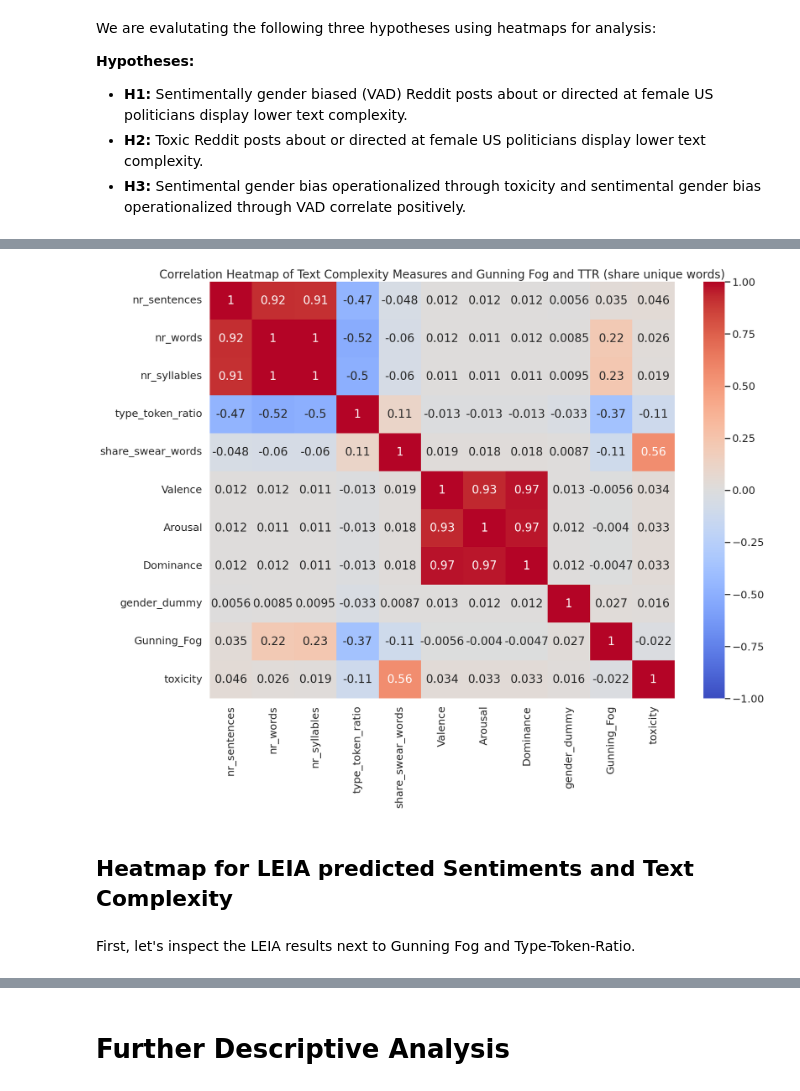
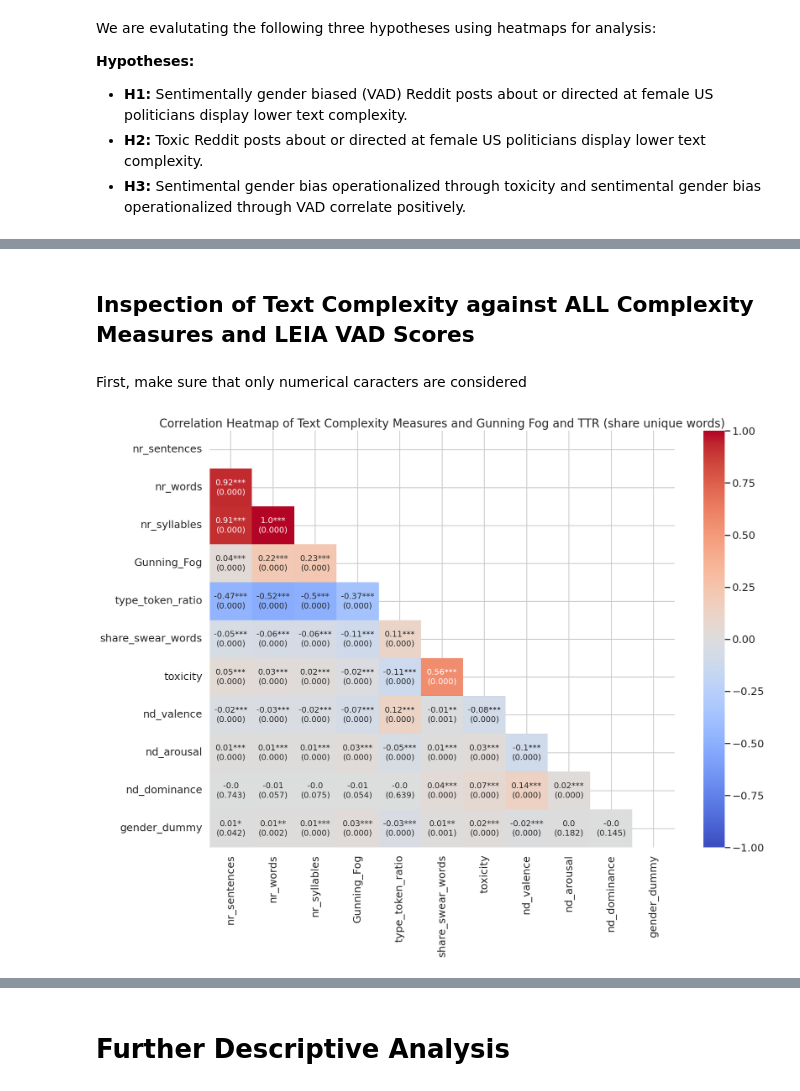
Before and after one commit to joerdisstrack/gender_bias_CSS_RP, a Jupyter notebook: code/text_complexity/text-complexity-analysis.ipynb, the cells around one changed output, grey strips where cells are left out. Cells and saved outputs as stored; diff of their text form; code cells hidden in the pictures.

Commit message:
adding final code for heatmaps

```diff
--- a/code/text_complexity/text-complexity-analysis.ipynb
+++ b/code/text_complexity/text-complexity-analysis.ipynb
@@ -669,0 +690,13 @@ We are evalutating the following three hypotheses using heatmaps for analysis:
+# %%
+def create_corr_pval_text(corr, pvals):
+
+    # includes star mapping for p-values to indicate significance
+    stars = pvals.map(lambda p: '***' if p < 0.001 else '**' if p < 0.01 else '*' if p < 0.05 else '')
+
+    # have three decimal places displayed for ALL p-values, even when they are clsoe to 0 for formatting reasons
+    formatted_pvals = pvals.map(lambda p: f"{p:.3f}")
+
+    # obtain matching correlations and p-values for each pairs
+    combined = corr.round(2).astype(str) + stars + "\n(" + formatted_pvals.astype(str) + ")"
+
+    return combined
@@ -684,20 +734,21 @@ corr_matrix_GF = data[['nr_sentences', 'nr_words', 'nr_syllables', 'type_token_r
+# %% [markdown]
+## Inspection of Text Complexity against ALL Complexity Measures and LEIA VAD Scores
+# %% [markdown]
+First, make sure that only numerical caracters are considered
 # %%
-# layout of heatmap for GF
+# compute larger correlation matrix and so forth
+cleaned_data_GF = data[['nr_sentences', 'nr_words', 'nr_syllables', 'Gunning_Fog', 'type_token_ratio', 'share_swear_words', 'toxicity', 'nd_valence', 'nd_arousal', 'nd_dominance', 'gender_dummy']].replace([np.inf, -np.inf], np.nan).dropna()
+corr_matrix_GF, pval_matrix_GF = corr_pvalues(cleaned_data_GF)
+corr_pval_text_GF = create_corr_pval_text(corr_matrix_GF, pval_matrix_GF)
 
-# set image size
+# set again mask to hide upper half of the matrix
+mask = np.triu(np.ones_like(corr_matrix_GF, dtype=bool))
+
+# and plot the correlation matrix using font size=13
 plt.figure(figsize=(18, 13))
-
-# use seaborn for heatmap
-sns.heatmap(corr_matrix_GF, annot=True, cmap='coolwarm', vmin=-1, vmax=1)
-
-# set title and show
+sns.heatmap(corr_matrix_GF, annot=corr_pval_text_GF, fmt='', cmap='coolwarm', vmin=-1, vmax=1, mask=mask, annot_kws={"size": 14})
 plt.title('Correlation Heatmap of Text Complexity Measures and Gunning Fog and TTR (share unique words)')
-
 plt.savefig('Heatmap_complexity_author_nrc_vad.png', bbox_inches='tight')
 plt.show()
 # %% [output]
-[figure, old version]
+[figure, new version]
-# %% [markdown]
-## Heatmap for LEIA predicted Sentiments and Text Complexity
-# %% [markdown]
-First, let's inspect the LEIA results next to Gunning Fog and Type-Token-Ratio.
```
Also changed, not shown: parts of 18 cells of this notebook.
